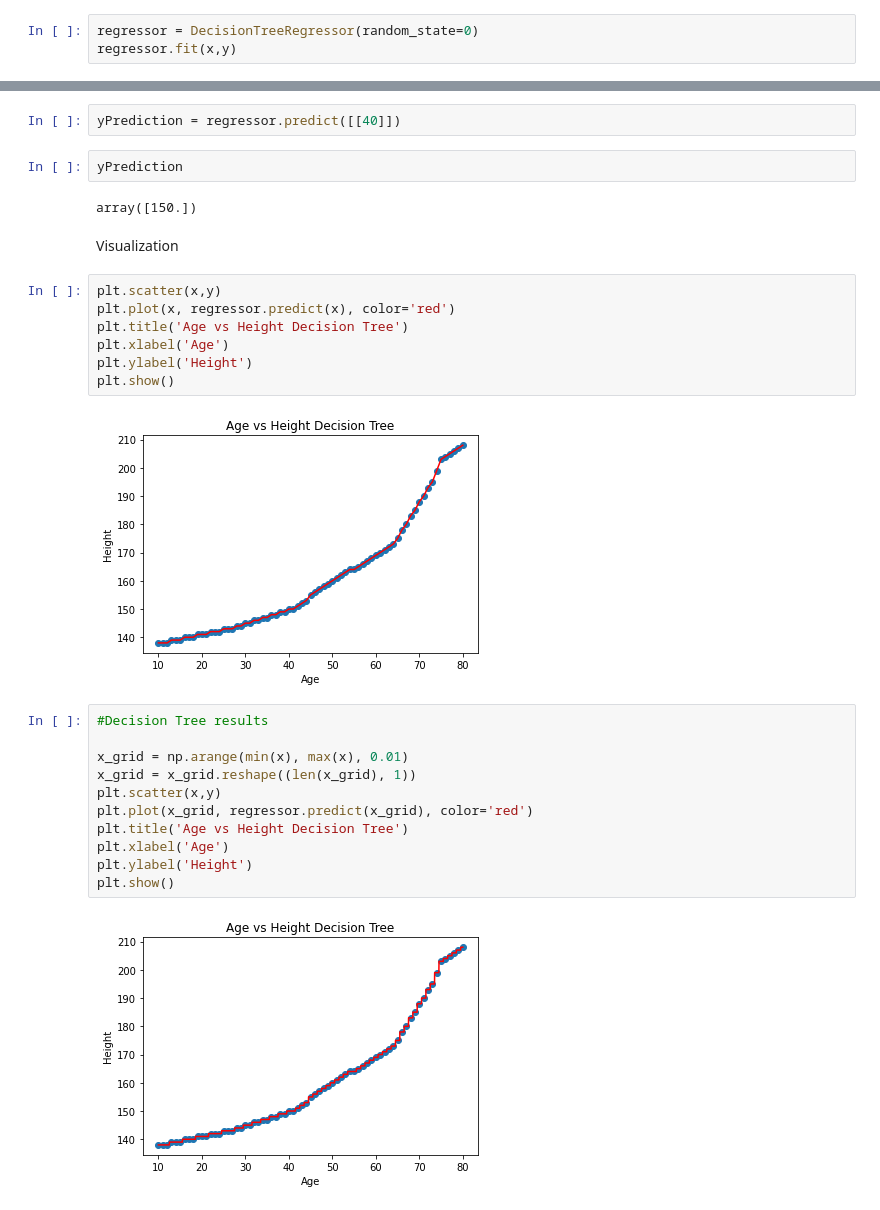
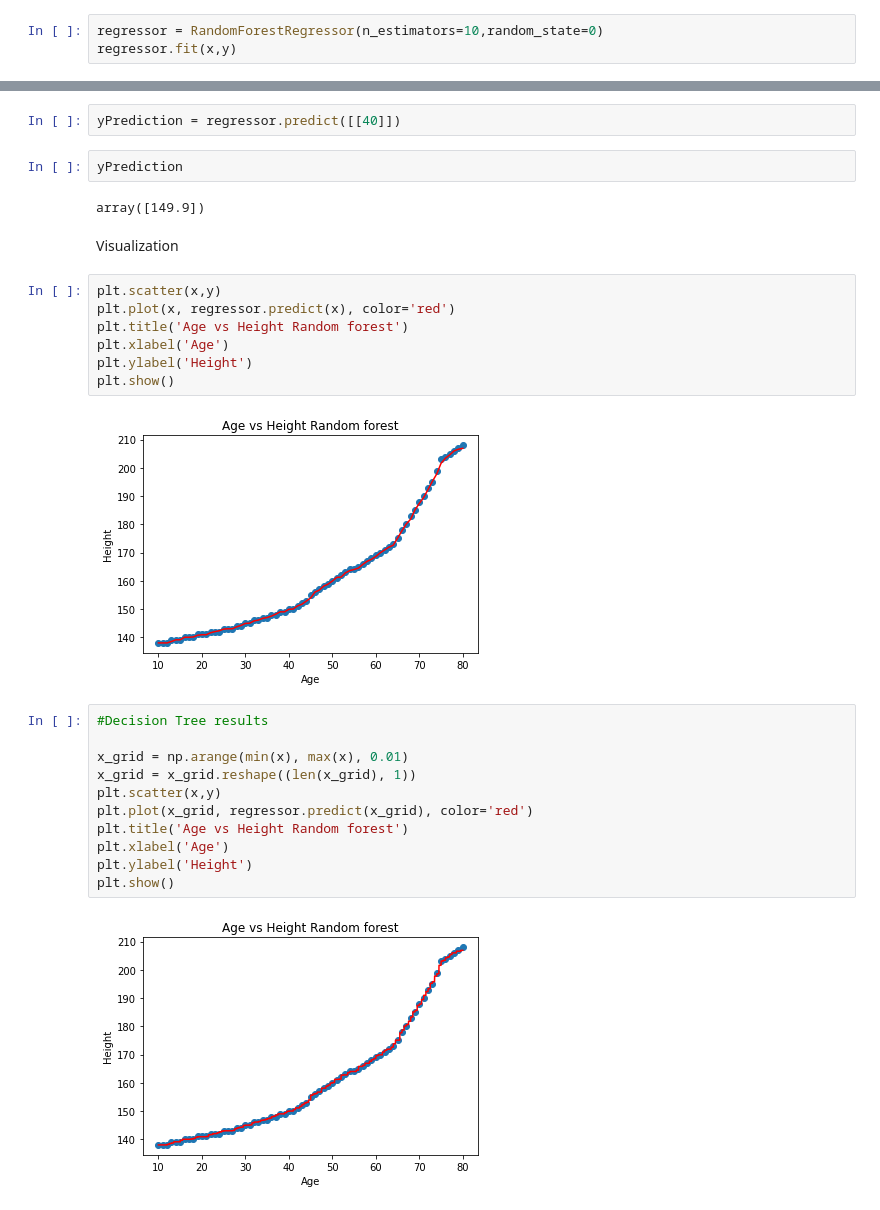
Before and after one commit to emmanuelepp/ml-algorithms, a Jupyter notebook: regression/random-forest/randomforest.ipynb, the cells around one changed output, grey strips where cells are left out. Cells and saved outputs as stored; diff of their text form.

```diff
--- a/regression/random-forest/randomforest.ipynb
+++ b/regression/random-forest/randomforest.ipynb
@@ -28,6 +28,6 @@ y = dataset.iloc[:,-1].values
 # %% [markdown]
 Training model
 # %%
-regressor = DecisionTreeRegressor(random_state=0)
+regressor = RandomForestRegressor(n_estimators=10,random_state=0)
 regressor.fit(x,y)
 # %% [output]
@@ -39,18 +39,18 @@ yPrediction = regressor.predict([[40]])
 # %%
 yPrediction
 # %% [output]
-array([150.])
+array([149.9])
 # %% [markdown]
 Visualization
 # %%
 plt.scatter(x,y)
 plt.plot(x, regressor.predict(x), color='red')
-plt.title('Age vs Height Decision Tree')
+plt.title('Age vs Height Random forest')
 plt.xlabel('Age')
 plt.ylabel('Height')
 plt.show()
 # %% [output]
-[figure, old version]
+[figure, new version]
 # %%
 #Decision Tree results
 
@@ -58,9 +58,9 @@ x_grid = np.arange(min(x), max(x), 0.01)
 x_grid = x_grid.reshape((len(x_grid), 1))
 plt.scatter(x,y)
 plt.plot(x_grid, regressor.predict(x_grid), color='red')
-plt.title('Age vs Height Decision Tree')
+plt.title('Age vs Height Random forest')
 plt.xlabel('Age')
 plt.ylabel('Height')
 plt.show()
 # %% [output]
-[figure, old version]
+[figure, new version]
```
Also changed, not shown: parts of 2 cells of this notebook.
